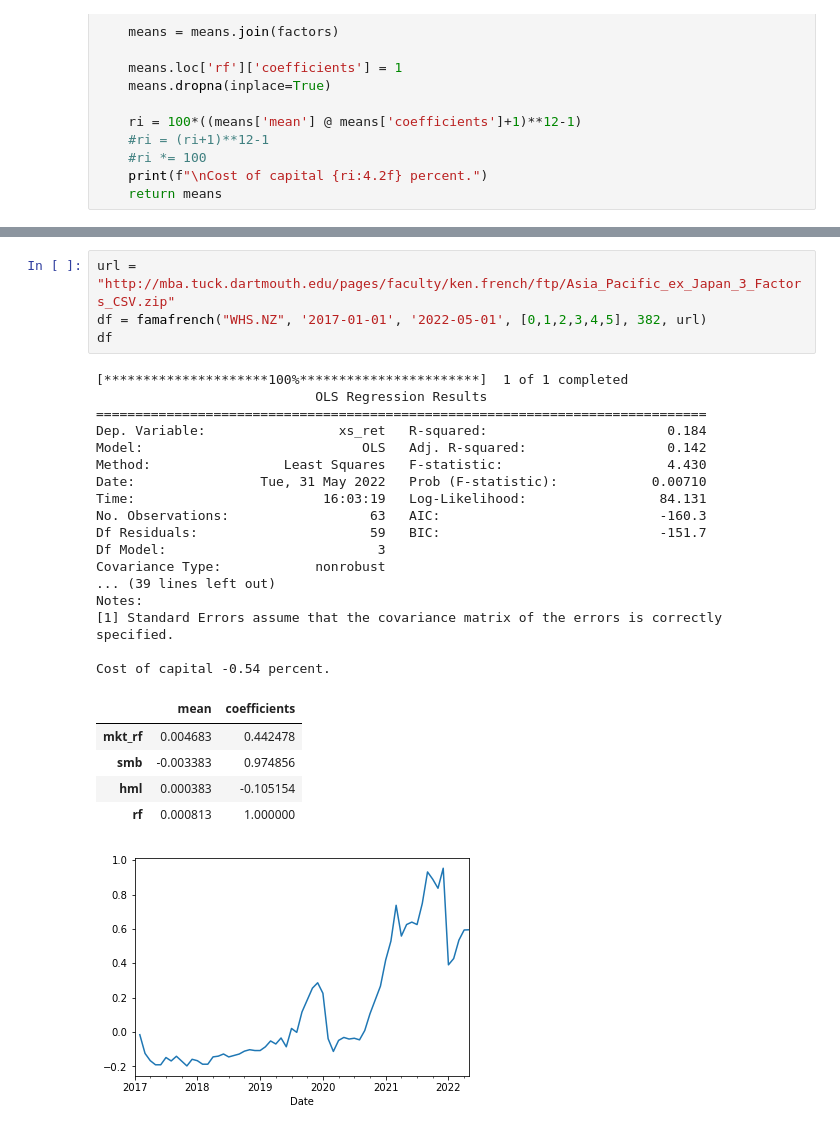
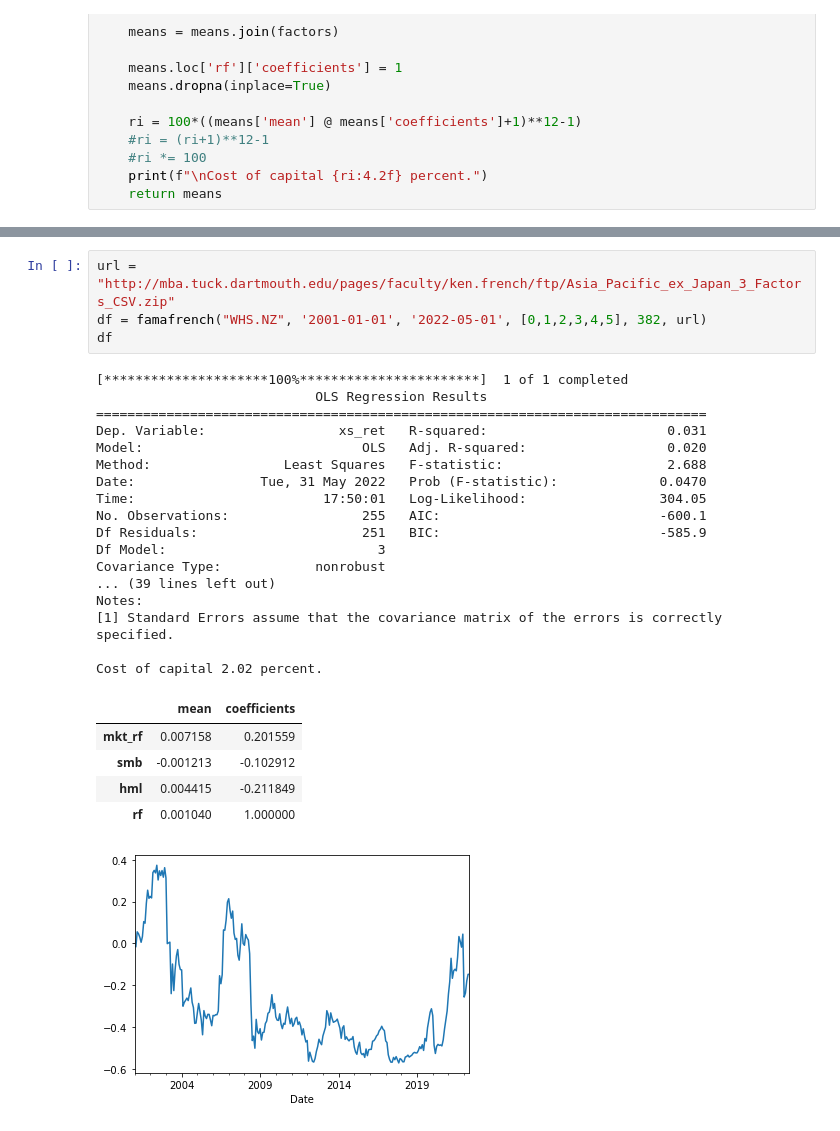
Before and after one commit to blucap/BDBA904, a Jupyter notebook: FFTF.ipynb, the cells around one changed output, grey strips where cells are left out. Cells and saved outputs as stored; diff of their text form.

```diff
--- a/FFTF.ipynb
+++ b/FFTF.ipynb
@@ -299,29 +305,29 @@ Cost of capital 17.13 percent.
 [figure]
 # %%
 url = "http://mba.tuck.dartmouth.edu/pages/faculty/ken.french/ftp/Asia_Pacific_ex_Japan_3_Factors_CSV.zip"
-df = famafrench("WHS.NZ", '2017-01-01', '2022-05-01', [0,1,2,3,4,5], 382, url)
+df = famafrench("WHS.NZ", '2001-01-01', '2022-05-01', [0,1,2,3,4,5], 382, url)
 df
 # %% [output]
 [*********************100%***********************]  1 of 1 completed
                             OLS Regression Results
 ==============================================================================
-Dep. Variable:                 xs_ret   R-squared:                       0.184
-Model:                            OLS   Adj. R-squared:                  0.142
-Method:                 Least Squares   F-statistic:                     4.430
-Date:                Tue, 31 May 2022   Prob (F-statistic):            0.00710
-Time:                        16:03:19   Log-Likelihood:                 84.131
-No. Observations:                  63   AIC:                            -160.3
-Df Residuals:                      59   BIC:                            -151.7
+Dep. Variable:                 xs_ret   R-squared:                       0.031
+Model:                            OLS   Adj. R-squared:                  0.020
+Method:                 Least Squares   F-statistic:                     2.688
+Date:                Tue, 31 May 2022   Prob (F-statistic):             0.0470
+Time:                        17:50:01   Log-Likelihood:                 304.05
+No. Observations:                 255   AIC:                            -600.1
+Df Residuals:                     251   BIC:                            -585.9
 Df Model:                           3
 Covariance Type:            nonrobust
 ... (39 lines left out)
 Notes:
 [1] Standard Errors assume that the covariance matrix of the errors is correctly specified.
 
-Cost of capital -0.54 percent.
+Cost of capital 2.02 percent.
 |  | mean | coefficients |
-| mkt_rf | 0.004683 | 0.442478 |
-| smb | -0.003383 | 0.974856 |
-| hml | 0.000383 | -0.105154 |
-| rf | 0.000813 | 1.000000 |
+| mkt_rf | 0.007158 | 0.201559 |
+| smb | -0.001213 | -0.102912 |
+| hml | 0.004415 | -0.211849 |
+| rf | 0.001040 | 1.000000 |
-[figure, old version]
+[figure, new version]
```
Also changed, not shown: parts of 5 cells of this notebook, 2 other files.
